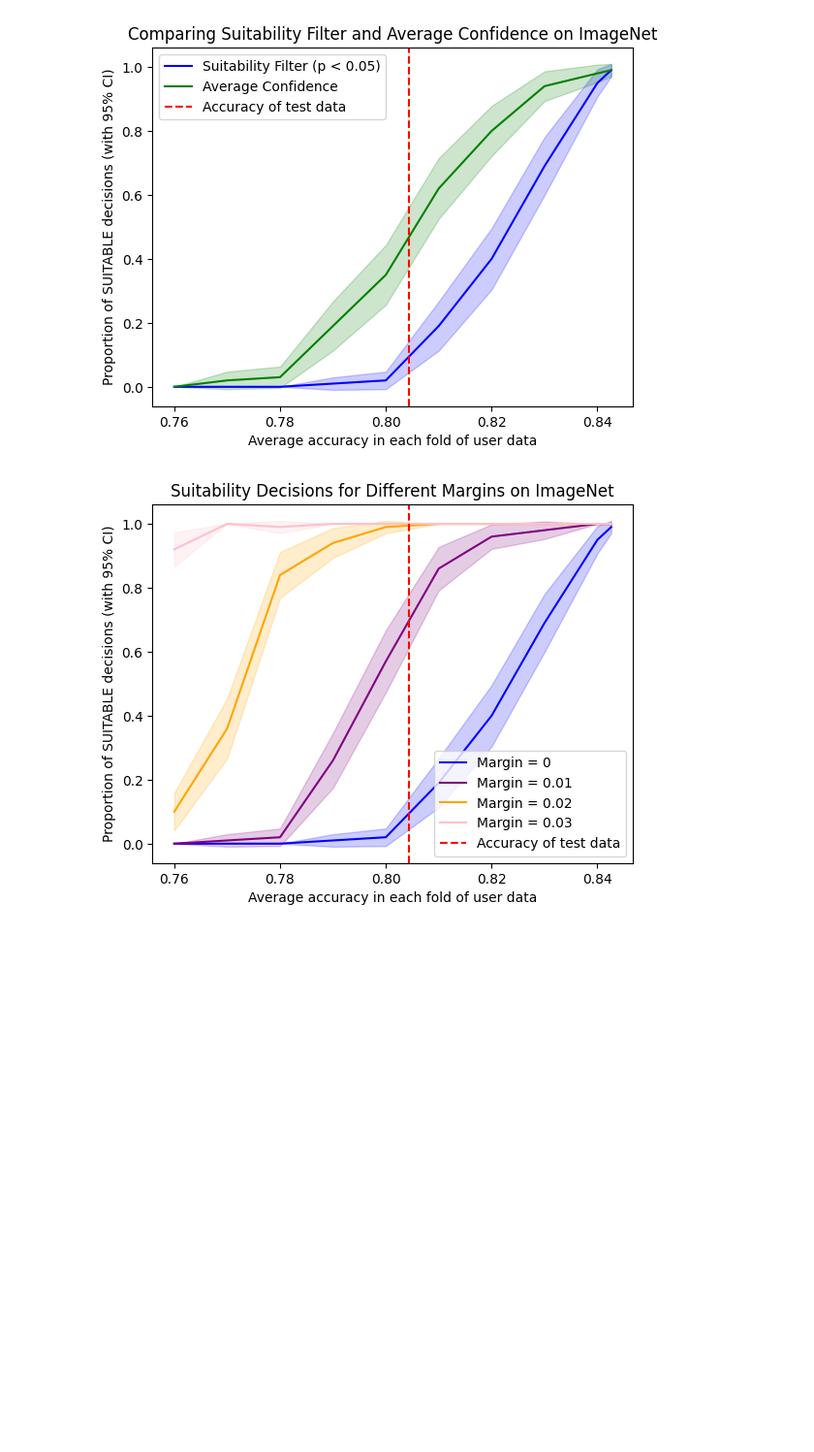
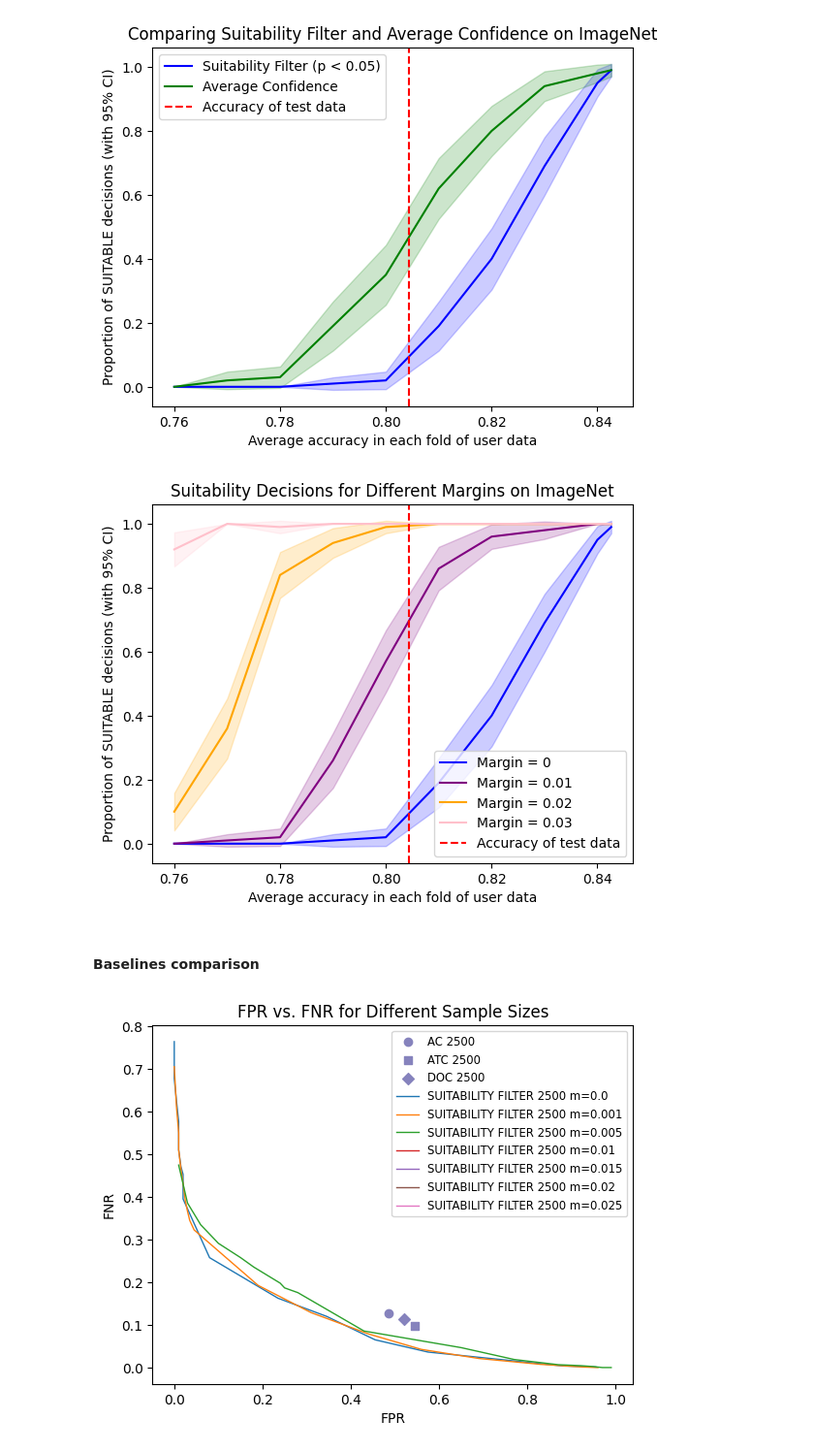
Before and after one commit to cleverhans-lab/suitability, a Jupyter notebook: experiments_inet.ipynb, the cells around one changed output. Shown at 97% size. Drawn from its saved outputs; the diff is of its cells as text; code cells hidden in the pictures; blank space fills up the shorter version.

```diff
--- a/experiments_inet.ipynb
+++ b/experiments_inet.ipynb
@@ -47,6 +50,10 @@ regressor_data = DataLoader(regressor, batch_size=64, shuffle=True, num_workers=
 suitability_filter = SuitabilityFilter(model, test_data, regressor_data, device)
 test_features, test_corr = suitability_filter.get_features(test_data)
 suitability_filter.train_regressor()
+
+average_confidence = AverageConfidence(model, test_data, device)
+average_threshold_confidence = AverageThresholdConfidence(model, test_data, device)
+difference_of_confidence = DifferenceOfConfidence(model, test_data, device)
 # %% [markdown]
 ## Evaluate the suitability filter
 # %% [markdown]
@@ -442,3 +447,5 @@ plt.legend()
 plt.show()
 # %% [output]
 [figure]
+# %% [markdown]
+#### Baselines comparison
@@ -444,0 +488,49 @@ plt.show()
+# %%
+# Color maps for each sample size
+colors = plt.cm.Reds, plt.cm.Greens, plt.cm.Blues, plt.cm.Purples
+markers = ['o', 's', 'D']  # Circle for AC, square for ATC, diamond for DOC
+
+# Construct ground truth
+ground_truth = corrs >= np.mean(test_corr)
+
+def get_fpr_fnr(decisions, ground_truth):
+    decisions, ground_truth = decisions.flatten(), ground_truth.flatten()
+    fpr = np.sum(np.logical_and(decisions == 1, ground_truth == 0)) / np.sum(ground_truth == 0)
+    fnr = np.sum(np.logical_and(decisions == 0, ground_truth == 1)) / np.sum(ground_truth == 1)
+    return fpr, fnr
+
+for s, num_samples in enumerate(target_sample_sizes):
+    if num_samples < 2500:
+        continue
+    # Select color based on sample size
+    color = colors[s](0.6)  # Adjust the hue to your preference
+
+    # Plot each method with a different marker
+    fpr_fnr_ac = get_fpr_fnr(ac[:, :, s], ground_truth)
+    plt.scatter(*fpr_fnr_ac, label=f"AC {num_samples}", color=color, marker=markers[0])
+
+    fpr_fnr_atc = get_fpr_fnr(atc[:, :, s], ground_truth)
+    plt.scatter(*fpr_fnr_atc, label=f"ATC {num_samples}", color=color, marker=markers[1])
+
+    fpr_fnr_doc = get_fpr_fnr(doc[:, :, s], ground_truth)
+    plt.scatter(*fpr_fnr_doc, label=f"DOC {num_samples}", color=color, marker=markers[2])
+
+    # Plot suitability filter line for the sample size
+    for m in range(num_margin_folds):
+        sf_fpr = []
+        sf_fnr = []
+        ground_truth_m = corrs >= np.mean(test_corr) - target_margins[m]
+        for sig_level in [0.01, 0.02, 0.03, 0.04, 0.05, 0.06, 0.07, 0.08, 0.09, 0.1, 0.2, 0.3, 0.4, 0.5, 0.6, 0.7, 0.8, 0.9]:
+            fpr, fnr = get_fpr_fnr(p_vals[:, :, s, m] < sig_level, ground_truth_m)
+            sf_fpr.append(fpr)
+            sf_fnr.append(fnr)
+
+        plt.plot(sf_fpr, sf_fnr, linestyle='-', linewidth=1, label=f"SUITABILITY FILTER {num_samples} m={target_margins[m]}")
+
+plt.xlabel("FPR")
+plt.ylabel("FNR")
+plt.title("FPR vs. FNR for Different Sample Sizes")
+plt.legend(fontsize='small')
+plt.show()
+# %% [output]
+[figure, added]
```
Also changed, not shown: parts of 4 cells of this notebook.
